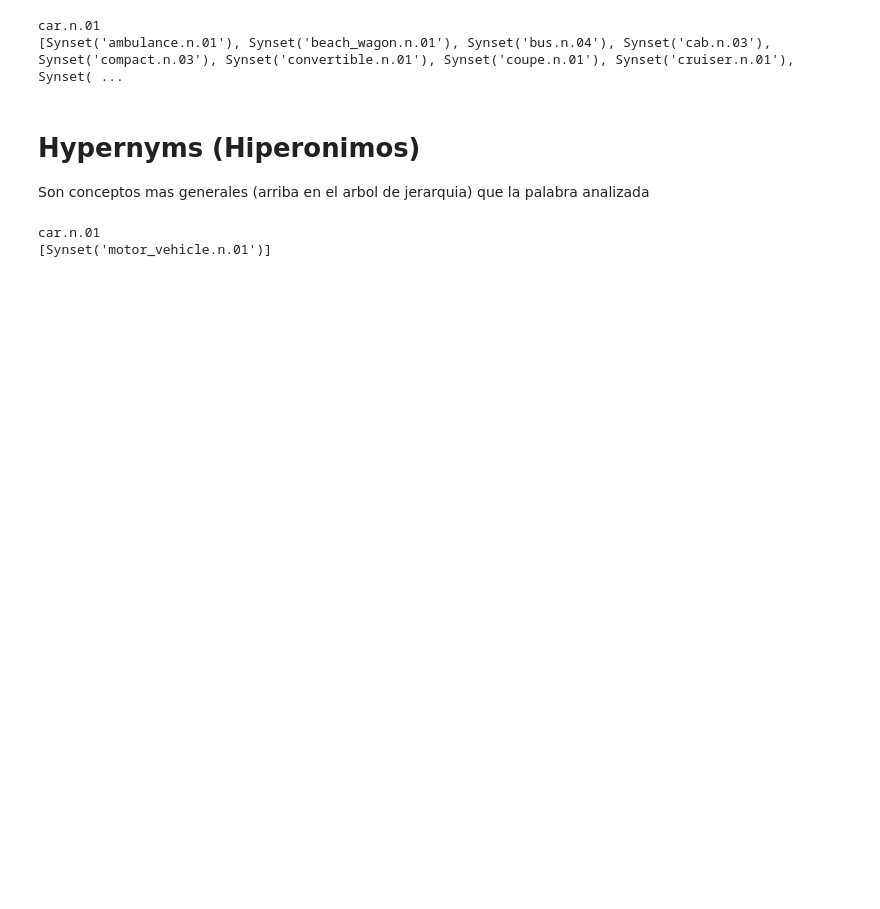
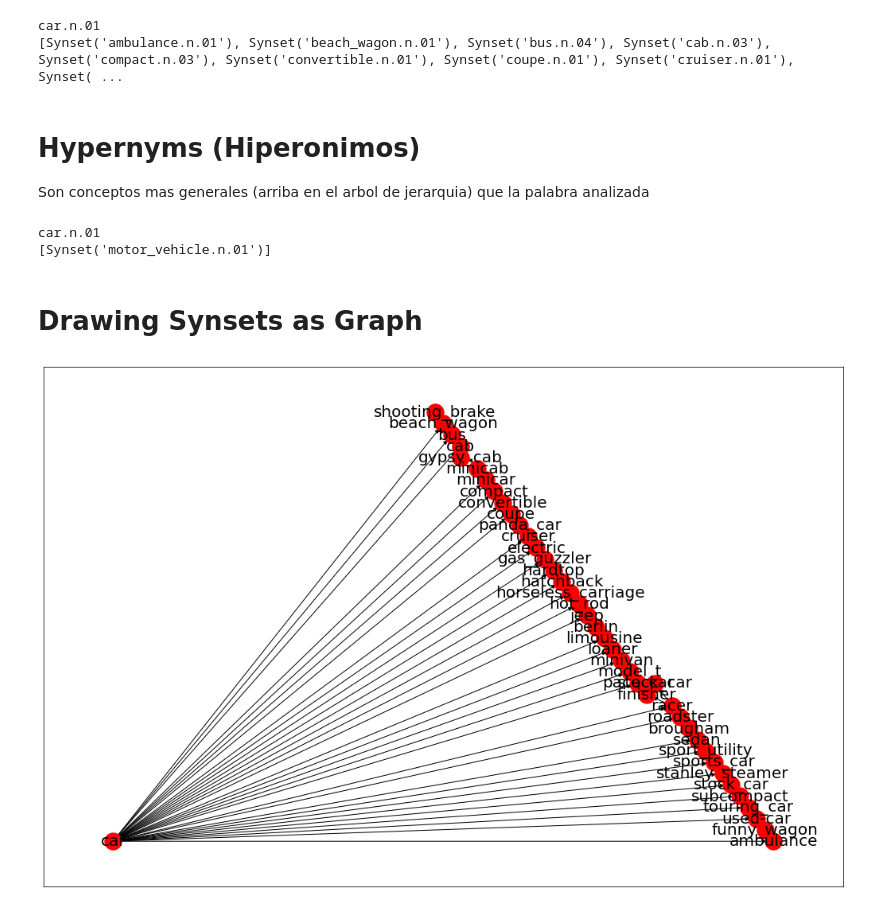
Before and after one commit to tecnocrata/artificial-intelligence-course, a Jupyter notebook: 1.nlp/4_lexical_resources.ipynb, the cells around one changed output. Saved outputs shown, nothing was run; the diff lists cells and outputs as text; code cells hidden in the pictures; blank space fills up the shorter version.

Commit message:
Drawing synsets

```diff
--- a/1.nlp/4_lexical_resources.ipynb
+++ b/1.nlp/4_lexical_resources.ipynb
@@ -166,3 +166,5 @@ print(ss[0].hypernyms())
 # %% [output]
 car.n.01
 [Synset('motor_vehicle.n.01')]
+# %% [markdown]
+# Drawing Synsets as Graph
@@ -168,0 +211,8 @@ car.n.01
+# %%
+# Dibujando los hyponimos de ss[0] = Car
+G, labels = closure_graph (ss[0], fn = lambda s: s.hyponyms())
+draw_text_graph (G, labels)
+# Esto muestra todos los hyponimos de
+# Car -> {shooting, ceach wagon, bus, ..........}
+# %% [output]
+[figure, added]
```
Also changed, not shown: parts of 5 cells of this notebook.
